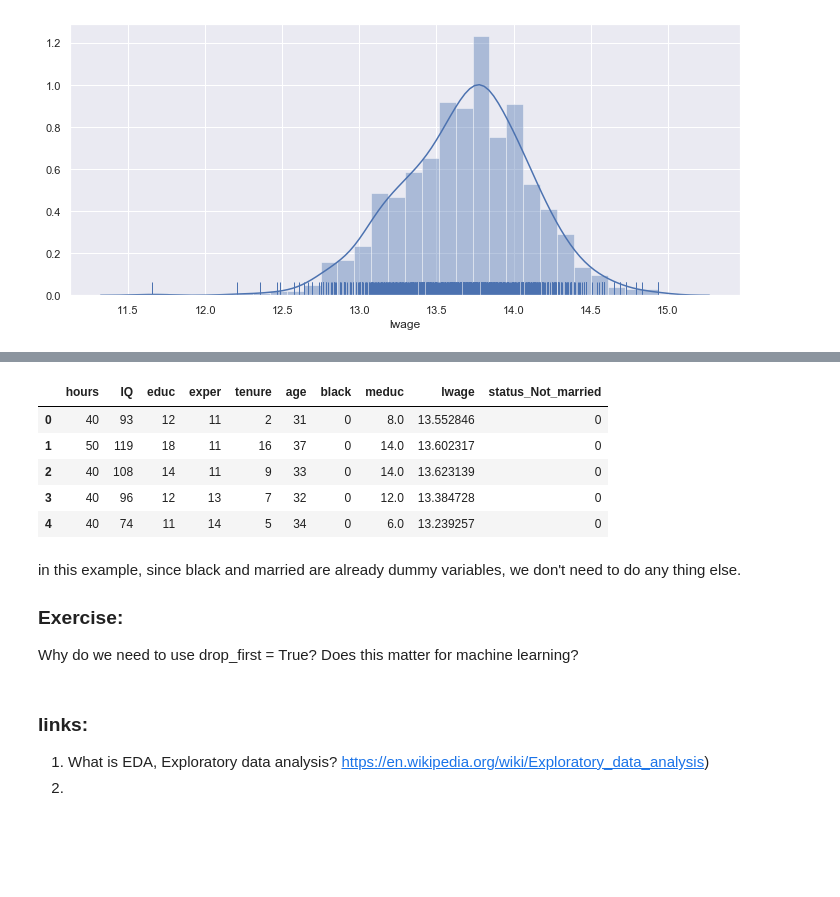
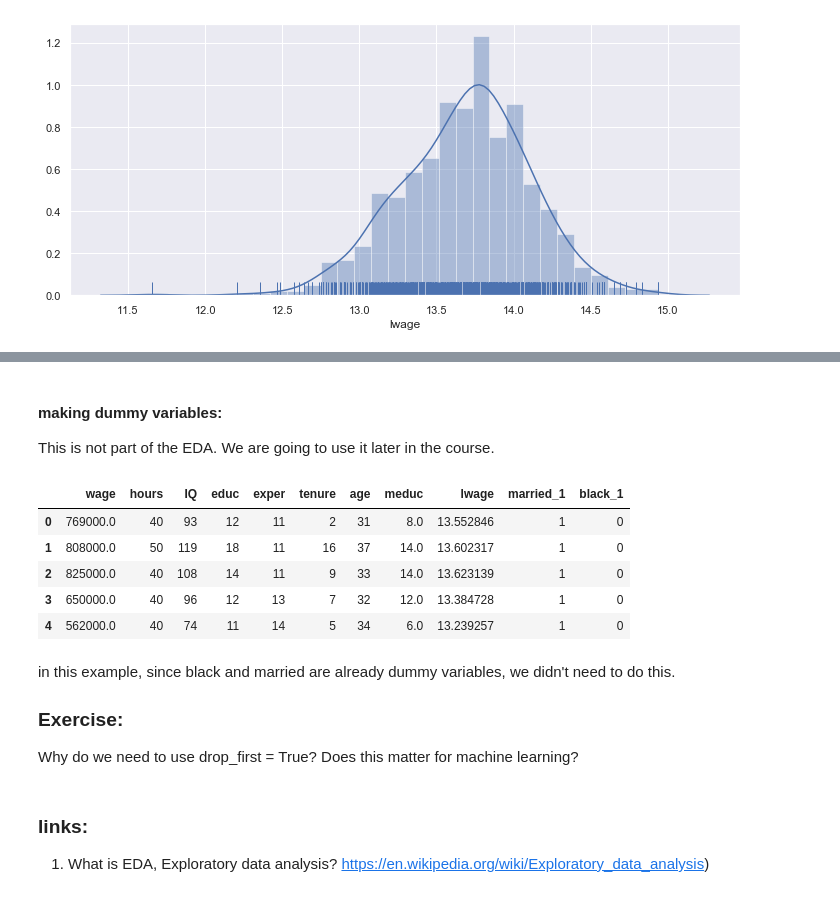
Before and after one commit to PJalgotrader/ML-USU-SP21, a Jupyter notebook: Classes/Class 3- Python Crash Course/Class 3- EDA exercise/EDA_Wage.ipynb, the cells around one changed output, grey strips where cells are left out. Drawn from its saved outputs; the diff is of its cells as text; code cells hidden in the pictures; blank space fills up the shorter version.

```diff
--- a/Classes/Class 3- Python Crash Course/Class 3- EDA exercise/EDA_Wage.ipynb
+++ b/Classes/Class 3- Python Crash Course/Class 3- EDA exercise/EDA_Wage.ipynb
@@ -48,0 +93,10 @@ memory usage: 80.4 KB
+# %%
+categoricals =['black','married']
+numerics     =['wage', 'hours', 'IQ', 'educ', 'exper', 'tenure', 'age','meduc', 'feduc'] # can you think of an easier way to do this?
+# %%
+for col in categoricals:
+    df[col]=df[col].astype("category")
+# %%
+for col in numerics:
+    df[col]=pd.to_numeric(df[col], errors='coerce')
+    # alternatively we could have used df[col].astype('int64'). Why did we prefere pd.to_numeric?
@@ -140,6 +232,4 @@ sns.distplot(df['lwage'], bins=30 , rug=True)
 plt.show()
 # %% [output]
 [figure]
-# %%
-df.drop('wage', axis=1, inplace=True)
 # %%
@@ -194,19 +286,21 @@ df2.head()
+# %% [markdown]
+#### making dummy variables:
+This is not part of the EDA. We are going to use it later in the course.
 # %%
-df2 = pd.get_dummies(df2, drop_first=True)
-df2.head()
+df_dummy= pd.get_dummies(df, drop_first=True)
+df_dummy.head()
 # %% [output]
-|  | hours | IQ | educ | exper | tenure | age | black | meduc | lwage | status_Not_married |
-| 0 | 40 | 93 | 12 | 11 | 2 | 31 | 0 | 8.0 | 13.552846 | 0 |
-| 1 | 50 | 119 | 18 | 11 | 16 | 37 | 0 | 14.0 | 13.602317 | 0 |
-| 2 | 40 | 108 | 14 | 11 | 9 | 33 | 0 | 14.0 | 13.623139 | 0 |
-| 3 | 40 | 96 | 12 | 13 | 7 | 32 | 0 | 12.0 | 13.384728 | 0 |
-| 4 | 40 | 74 | 11 | 14 | 5 | 34 | 0 | 6.0 | 13.239257 | 0 |
+|  | wage | hours | IQ | educ | exper | tenure | age | meduc | lwage | married_1 | black_1 |
+| 0 | 769000.0 | 40 | 93 | 12 | 11 | 2 | 31 | 8.0 | 13.552846 | 1 | 0 |
+| 1 | 808000.0 | 50 | 119 | 18 | 11 | 16 | 37 | 14.0 | 13.602317 | 1 | 0 |
+| 2 | 825000.0 | 40 | 108 | 14 | 11 | 9 | 33 | 14.0 | 13.623139 | 1 | 0 |
+| 3 | 650000.0 | 40 | 96 | 12 | 13 | 7 | 32 | 12.0 | 13.384728 | 1 | 0 |
+| 4 | 562000.0 | 40 | 74 | 11 | 14 | 5 | 34 | 6.0 | 13.239257 | 1 | 0 |
 # %% [markdown]
-in this example, since black and married are already dummy variables, we don't need to do any thing else.
+in this example, since black and married are already dummy variables, we didn't need to do this.
 
 ### Exercise:
 Why do we need to use drop_first = True? Does this matter for machine learning?
 # %% [markdown]
 ### links:
 1. What is EDA, Exploratory data analysis? https://en.wikipedia.org/wiki/Exploratory_data_analysis)
-2.
```
Also changed, not shown: parts of 30 cells of this notebook.
